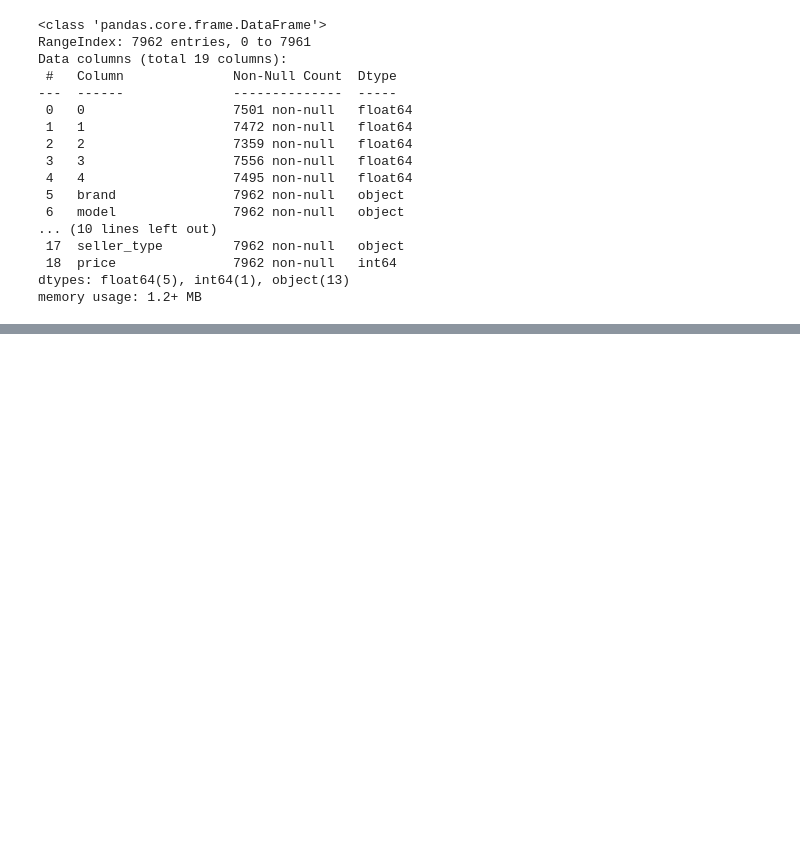
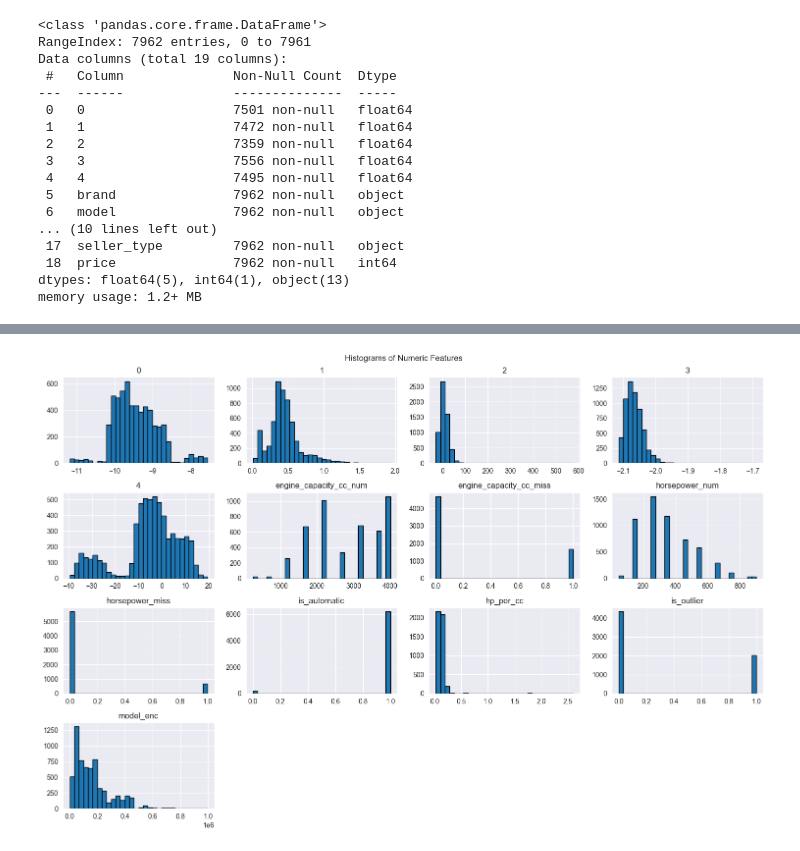
Before and after one commit to gerageragera39/ml_project_topic21_v23, a Jupyter notebook: src/ModelTraining.ipynb, the cells around one changed output, grey strips where cells are left out. Drawn from its saved outputs; the diff is of its cells as text; code cells hidden in the pictures; blank space fills up the shorter version.

```diff
--- a/src/ModelTraining.ipynb
+++ b/src/ModelTraining.ipynb
@@ -127,0 +142,27 @@ Number of True values valid: 406
+# %%
+MEANS = {}
+
+def feature_engineer(df, is_train):
+    for col in ['engine_capacity_cc', 'horsepower']:
+        df[col + '_num'] = df[col].apply(parse_mid)
+        df[col + '_miss'] = df[col + '_num'].isna().astype(int)
+        df.drop(columns=[col], inplace=True)
+
+    df['is_automatic'] = (df['transmission_type'] == 'Automatic Transmission').astype(int)
+    df = df.drop('transmission_type', axis=1)
+
+    df['hp_per_cc'] = df['horsepower_num'] / df['engine_capacity_cc_num']
+
+    df = add_outlier_column(df, 2)
+    print("Number of outliers:", df['is_outlier'].sum())
+
+    if is_train:
+        for col in ['model']:
+            MEANS[col] = df.groupby(col)['price'].mean()
+            df[col + '_enc'] = df[col].map(MEANS[col])
+    else:
+        for col in ['model']:
+            df[col + '_enc'] = df[col].map(MEANS[col])
+
+    df.drop(columns=['model'], inplace=True)
+    return df
@@ -127,0 +236,9 @@ Number of True values valid: 406
+# %%
+numeric_cols = data.select_dtypes(include='number').columns.drop('price', errors='ignore')
+
+data[numeric_cols].hist(figsize=(15, 10), bins=30, edgecolor='black')
+plt.suptitle('Histograms of Numeric Features')
+plt.tight_layout()
+plt.show()
+# %% [output]
+[figure, added]
```
Also changed, not shown: parts of 29 cells of this notebook, 1 other file.
